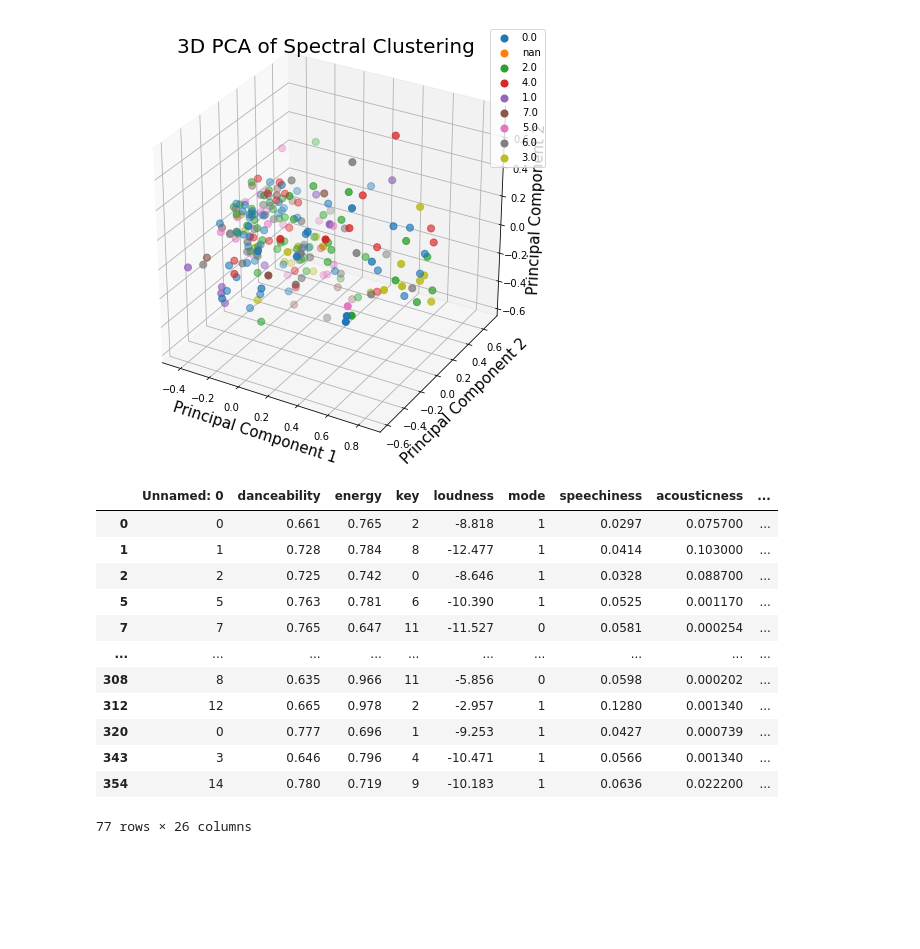
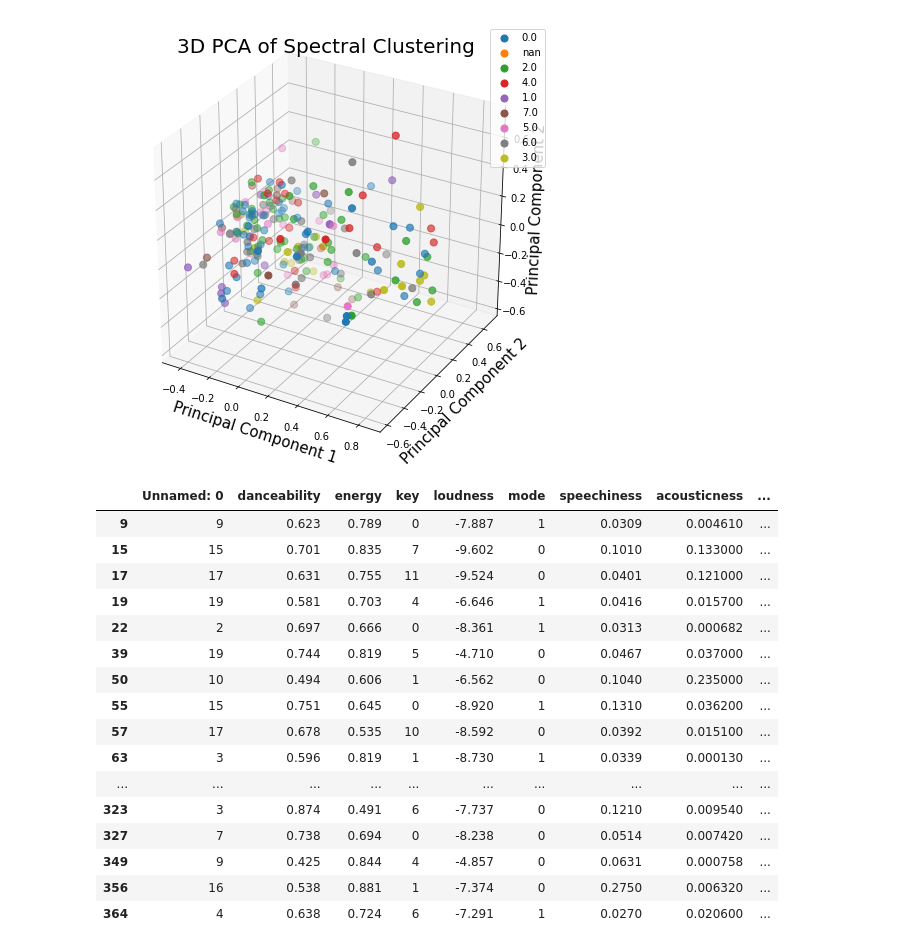
Before and after one commit to GabrieldeBlois/GraphsAndMatching, a Jupyter notebook: src/Project.ipynb, the cells around one changed output. Cells and saved outputs as stored; diff of their text form; code cells hidden in the pictures; blank space fills up the shorter version.

```diff
--- a/src/Project.ipynb
+++ b/src/Project.ipynb
@@ -389,20 +389,27 @@ Percentage of the representation of the data with three components: 78.72%
 [figure]
 [figure]
 [figure]
-# %%
-df_cluster = df[df.cluster_nb == 0]
-df_cluster
-# %% [output]
-|  | Unnamed: 0 | danceability | energy | key | loudness | mode | speechiness | acousticness | ... |
-| 0 | 0 | 0.661 | 0.765 | 2 | -8.818 | 1 | 0.0297 | 0.075700 | ... |
-| 1 | 1 | 0.728 | 0.784 | 8 | -12.477 | 1 | 0.0414 | 0.103000 | ... |
-| 2 | 2 | 0.725 | 0.742 | 0 | -8.646 | 1 | 0.0328 | 0.088700 | ... |
-| 5 | 5 | 0.763 | 0.781 | 6 | -10.390 | 1 | 0.0525 | 0.001170 | ... |
-| 7 | 7 | 0.765 | 0.647 | 11 | -11.527 | 0 | 0.0581 | 0.000254 | ... |
-| ... | ... | ... | ... | ... | ... | ... | ... | ... | ... |
-| 308 | 8 | 0.635 | 0.966 | 11 | -5.856 | 0 | 0.0598 | 0.000202 | ... |
-| 312 | 12 | 0.665 | 0.978 | 2 | -2.957 | 1 | 0.1280 | 0.001340 | ... |
-| 320 | 0 | 0.777 | 0.696 | 1 | -9.253 | 1 | 0.0427 | 0.000739 | ... |
-| 343 | 3 | 0.646 | 0.796 | 4 | -10.471 | 1 | 0.0566 | 0.001340 | ... |
-| 354 | 14 | 0.780 | 0.719 | 9 | -10.183 | 1 | 0.0636 | 0.022200 | ... |
-77 rows × 26 columns
+# %%
+pd.set_option('display.max_columns', 30)
+pd.set_option("display.max_rows", 101)
+
+df_cluster = df[df.cluster_nb == 4]
+df_cluster
+# %% [output]
+|  | Unnamed: 0 | danceability | energy | key | loudness | mode | speechiness | acousticness | ... |
+| 9 | 9 | 0.623 | 0.789 | 0 | -7.887 | 1 | 0.0309 | 0.004610 | ... |
+| 15 | 15 | 0.701 | 0.835 | 7 | -9.602 | 0 | 0.1010 | 0.133000 | ... |
+| 17 | 17 | 0.631 | 0.755 | 11 | -9.524 | 0 | 0.0401 | 0.121000 | ... |
+| 19 | 19 | 0.581 | 0.703 | 4 | -6.646 | 1 | 0.0416 | 0.015700 | ... |
+| 22 | 2 | 0.697 | 0.666 | 0 | -8.361 | 1 | 0.0313 | 0.000682 | ... |
+| 39 | 19 | 0.744 | 0.819 | 5 | -4.710 | 0 | 0.0467 | 0.037000 | ... |
+| 50 | 10 | 0.494 | 0.606 | 1 | -6.562 | 0 | 0.1040 | 0.235000 | ... |
+| 55 | 15 | 0.751 | 0.645 | 0 | -8.920 | 1 | 0.1310 | 0.036200 | ... |
+| 57 | 17 | 0.678 | 0.535 | 10 | -8.592 | 0 | 0.0392 | 0.015100 | ... |
+| 63 | 3 | 0.596 | 0.819 | 1 | -8.730 | 1 | 0.0339 | 0.000130 | ... |
+| ... | ... | ... | ... | ... | ... | ... | ... | ... | ... |
+| 323 | 3 | 0.874 | 0.491 | 6 | -7.737 | 0 | 0.1210 | 0.009540 | ... |
+| 327 | 7 | 0.738 | 0.694 | 0 | -8.238 | 0 | 0.0514 | 0.007420 | ... |
+| 349 | 9 | 0.425 | 0.844 | 4 | -4.857 | 0 | 0.0631 | 0.000758 | ... |
+| 356 | 16 | 0.538 | 0.881 | 1 | -7.374 | 0 | 0.2750 | 0.006320 | ... |
+| 364 | 4 | 0.638 | 0.724 | 6 | -7.291 | 1 | 0.0270 | 0.020600 | ... |
```
